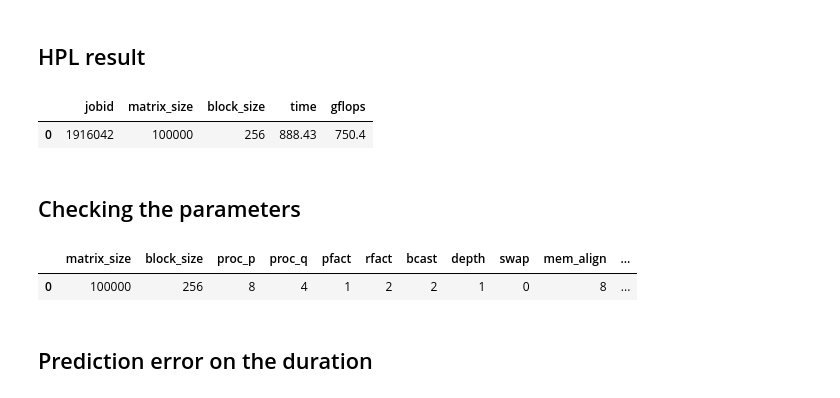
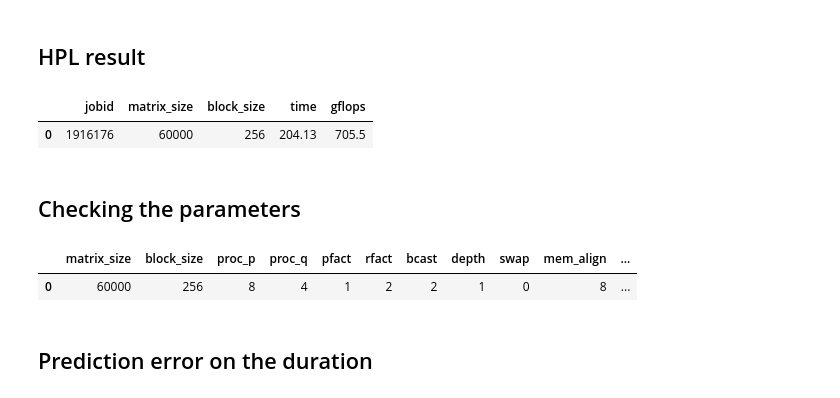
Before and after one commit to Ezibenroc/calibration_analysis, a Jupyter notebook: dahu/blas/calibration_generation.ipynb, the cells around one changed output. Saved outputs shown, nothing was run; the diff lists cells and outputs as text; code cells hidden in the pictures.

```diff
--- a/dahu/blas/calibration_generation.ipynb
+++ b/dahu/blas/calibration_generation.ipynb
@@ -60,9 +60,9 @@ def compute_rank_mapping(archive_name):
         assert ref.equals(df)
     return ref
 # %%
-hpl_archive = 'calibration_generation/1/grenoble_2020-02-12_1916042.zip'
+hpl_archive = 'calibration_generation/2/grenoble_2020-02-13_1916176.zip'
 calibration_archives = {
-    'calibration_generation/1/grenoble_2020-02-12_1916051.zip': 'hpl trace',
+    'calibration_generation/2/grenoble_2020-02-13_1916194.zip': 'hpl trace',
     'calibration_generation/1/grenoble_2020-02-12_1916052.zip': 'uniform product',
     'calibration_generation/1/grenoble_2020-02-12_1916072.zip': 'uniform product, fixed K',
     'calibration_generation/1/grenoble_2020-02-12_1916054.zip': 'uniform sizes',
@@ -111,14 +111,14 @@ res = read_csv(hpl_archive, 'results.csv')
 res[['jobid', 'matrix_size', 'block_size', 'time', 'gflops']].sort_values(by='matrix_size')
 # %% [output]
 |  | jobid | matrix_size | block_size | time | gflops |
-| 0 | 1916042 | 100000 | 256 | 888.43 | 750.4 |
+| 0 | 1916176 | 60000 | 256 | 204.13 | 705.5 |
 # %% [markdown]
 ## Checking the parameters
 # %%
-read_csv(hpl_archive, 'exp.csv')
+read_csv(hpl_archive, 'exp_hpl.csv')
 # %% [output]
 |  | matrix_size | block_size | proc_p | proc_q | pfact | rfact | bcast | depth | swap | mem_align | ... |
-| 0 | 100000 | 256 | 8 | 4 | 1 | 2 | 2 | 1 | 0 | 8 | ... |
+| 0 | 60000 | 256 | 8 | 4 | 1 | 2 | 2 | 1 | 0 | 8 | ... |
 # %% [markdown]
 ## Prediction error on the duration
 # %%
```
Also changed, not shown: parts of 8 cells of this notebook, 2 other files.
